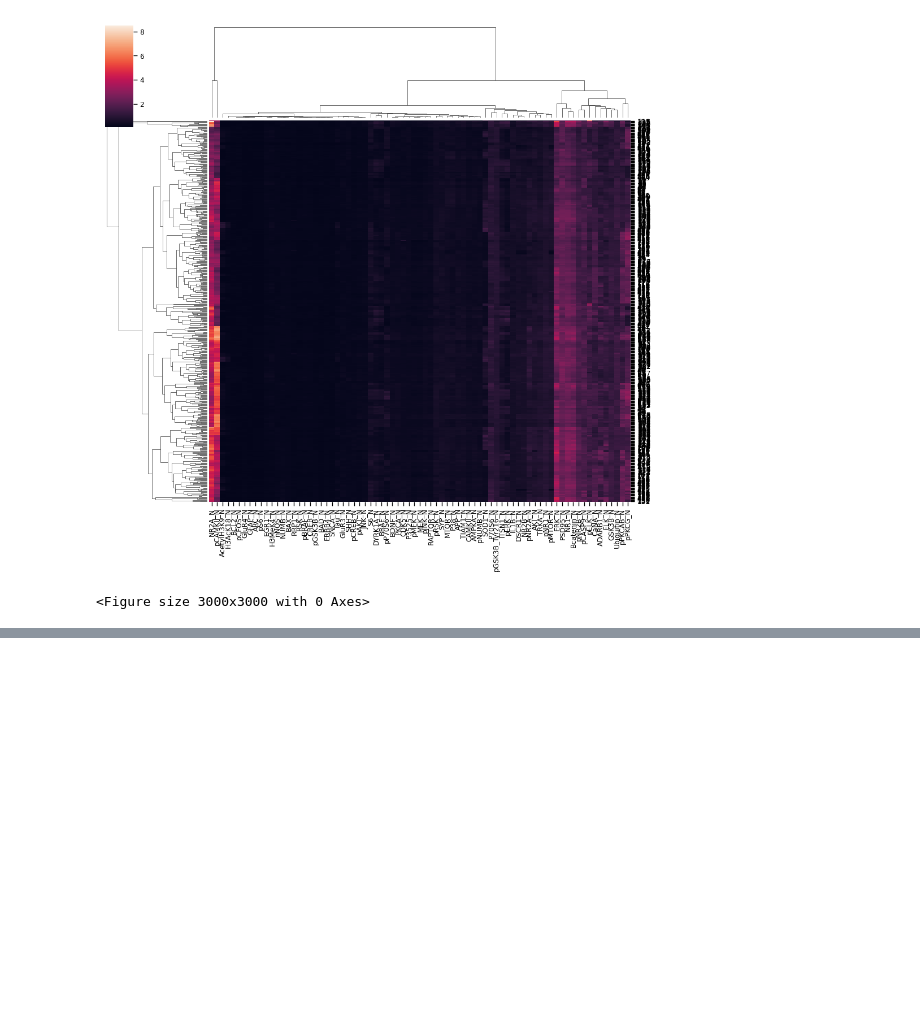
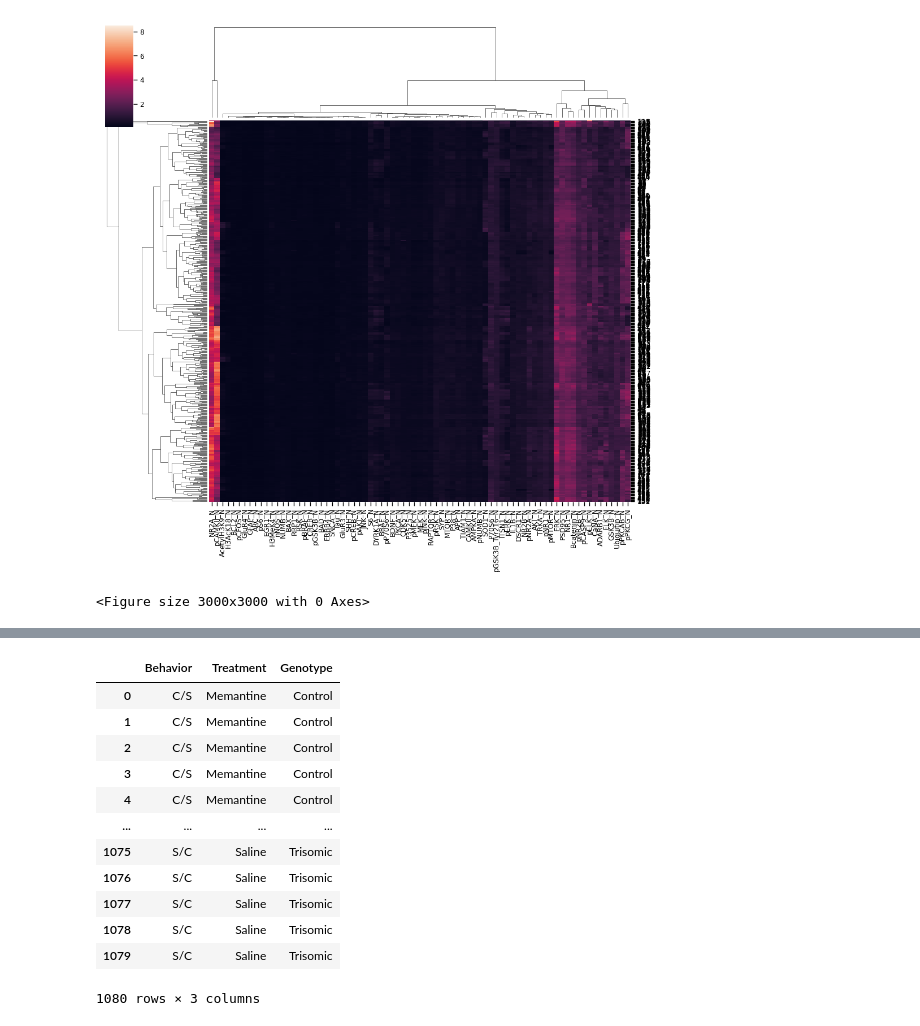
Before and after one commit to Neermita18/SystemsBiology, a Jupyter notebook: Mice_protein_expression.ipynb, the cells around one changed output, grey strips where cells are left out. Drawn from its saved outputs; the diff is of its cells as text; code cells hidden in the pictures; blank space fills up the shorter version.

```diff
--- a/Mice_protein_expression.ipynb
+++ b/Mice_protein_expression.ipynb
@@ -186,0 +326,18 @@ plt.show()
+# %%
+metadata= X.iloc[:,-1:-4:-1]
+# %%
+metadata
+# %% [output]
+|  | Behavior | Treatment | Genotype |
+| 0 | C/S | Memantine | Control |
+| 1 | C/S | Memantine | Control |
+| 2 | C/S | Memantine | Control |
+| 3 | C/S | Memantine | Control |
+| 4 | C/S | Memantine | Control |
+| ... | ... | ... | ... |
+| 1075 | S/C | Saline | Trisomic |
+| 1076 | S/C | Saline | Trisomic |
+| 1077 | S/C | Saline | Trisomic |
+| 1078 | S/C | Saline | Trisomic |
+| 1079 | S/C | Saline | Trisomic |
+1080 rows × 3 columns
```
Also changed, not shown: parts of 26 cells of this notebook.
